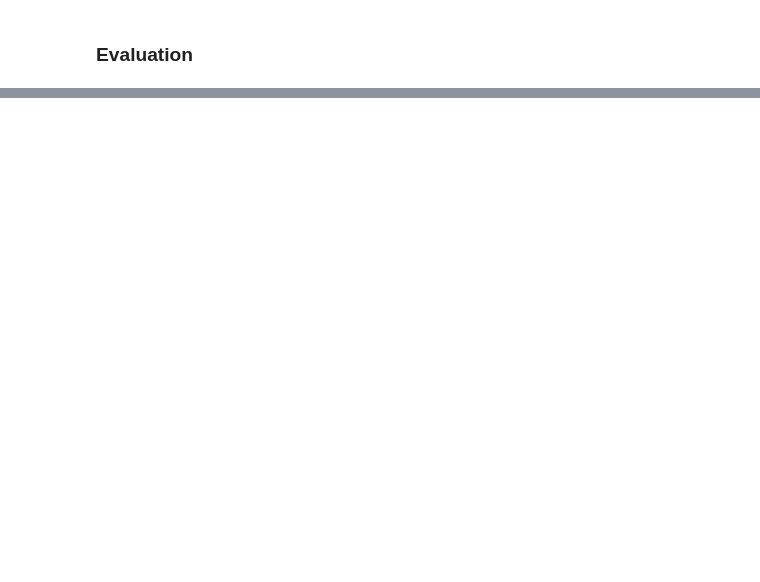
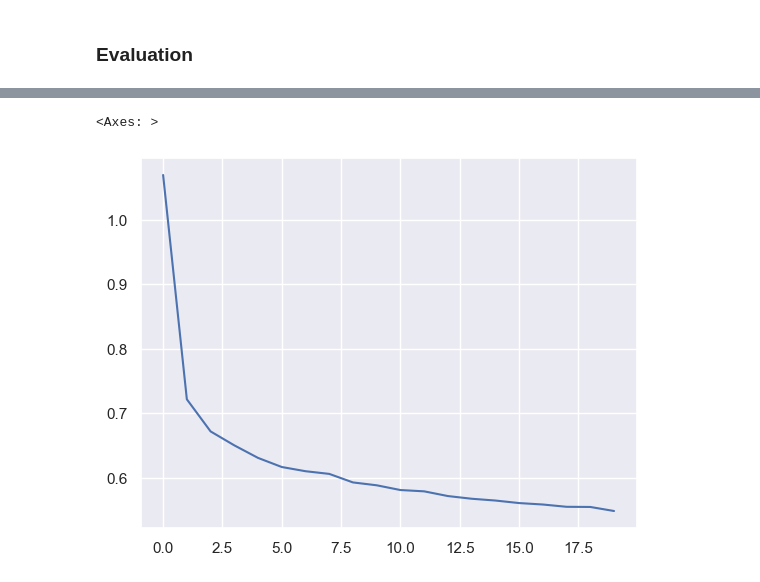
Before and after one commit to parissashahabi/CIFAR-10-Image-Classification-Using-MLP-and-RBF, a Jupyter notebook: Project_notebook.ipynb, the cells around one changed output, grey strips where cells are left out. Saved outputs shown, nothing was run; the diff lists cells and outputs as text; code cells hidden in the pictures; blank space fills up the shorter version.

```diff
--- a/Project_notebook.ipynb
+++ b/Project_notebook.ipynb
@@ -352,0 +397,5 @@ print(f1_score(y_test_numpy, y_predts_numpy, average='weighted'))
+# %%
+sb.lineplot(x=range(epochs), y=train_loss)
+# %% [output]
+<Axes: >
+[figure, added]
```
Also changed, not shown: parts of 11 cells of this notebook.
